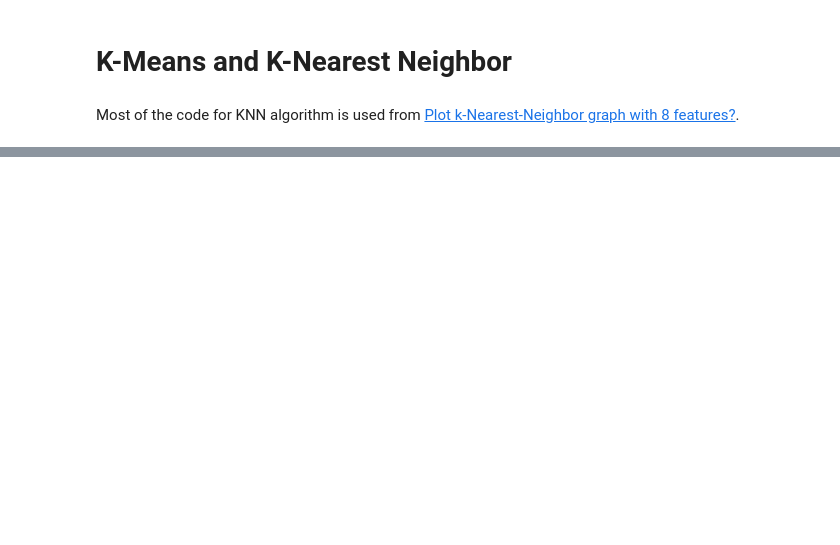
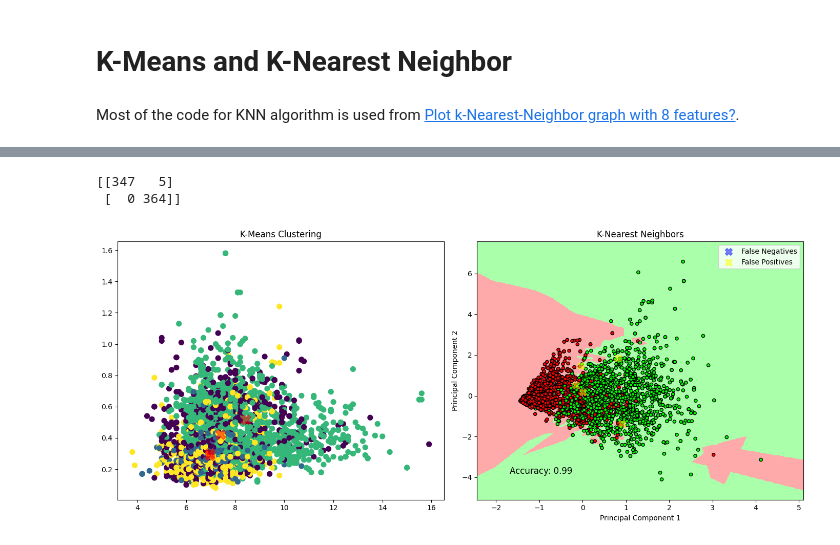
Before and after one commit to EmilijaTR/PREDICTING-THE-PRIMARY-CATEGORY-OF-WINE, a Jupyter notebook: wine-color-prediction.ipynb, the cells around one changed output, grey strips where cells are left out. Cells and saved outputs as stored; diff of their text form; code cells hidden in the pictures; blank space fills up the shorter version.

```diff
--- a/wine-color-prediction.ipynb
+++ b/wine-color-prediction.ipynb
@@ -662,0 +650,40 @@ Accuracy: 0.9986033519553073
+# %%
+plt.figure(figsize=(14, 6))
+
+# k-means plot
+plt.subplot(1, 2, 1)
+plt.scatter(X[:, 0], X[:, 1], c=y_kmeans, s=50, cmap='viridis')
+centers = kmeans.cluster_centers_
+plt.scatter(centers[:, 0], centers[:, 1], c='red', s=200, alpha=0.5, marker='X')
+# plt.xlabel('Feature 1')
+# plt.ylabel('Feature 2')
+plt.title('K-Means Clustering')
+
+# knn plot
+plt.subplot(1, 2, 2)
+plt.pcolormesh(xx, yy, Z, cmap=cmap_light)
+
+plt.scatter(X_train[:, 0], X_train[:, 1], c=y_train, cmap=cmap_bold, edgecolor='k', s=20)
+
+fn_indices = np.where((y_pred == 0) & (y_test == 1))[0]
+fp_indices = np.where((y_pred == 1) & (y_test == 0))[0]
+plt.scatter(X_test[fn_indices, 0], X_test[fn_indices, 1], c='blue',alpha=0.5, marker='X', s=100, label='False Negatives')
+plt.scatter(X_test[fp_indices, 0], X_test[fp_indices, 1], c='yellow',alpha=0.5, marker='X', s=100, label='False Positives')
+
+plt.xlim(xx.min(), xx.max())
+plt.ylim(yy.min(), yy.max())
+plt.xlabel('Principal Component 1')
+plt.ylabel('Principal Component 2')
+plt.title("K-Nearest Neighbors")
+plt.legend()
+print(confusion_matrix(y_test,y_pred))
+
+# Displaying accuracy
+plt.text(0.1, 0.1, "Accuracy: {:.2f}".format(accuracy), transform=plt.gca().transAxes, fontsize=12)
+
+plt.tight_layout()
+plt.show()
+# %% [output]
+[[347   5]
+ [  0 364]]
+[figure, added]
```
Also changed, not shown: parts of 9 cells of this notebook.
